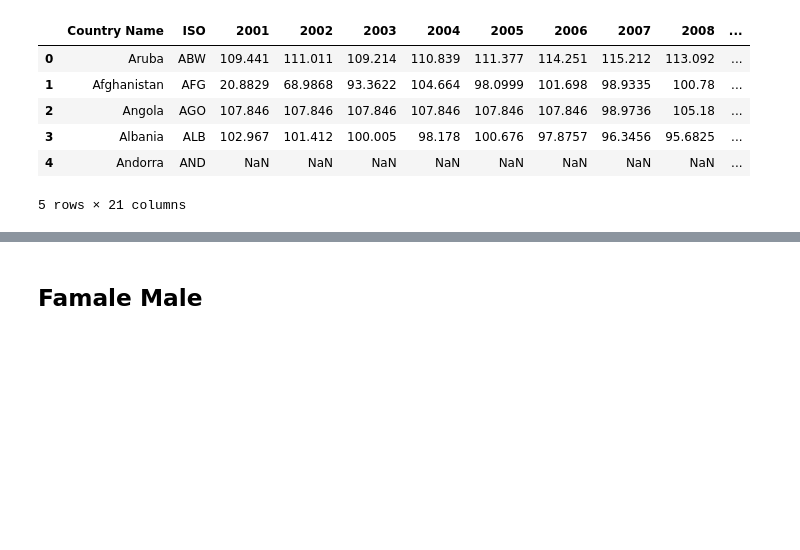
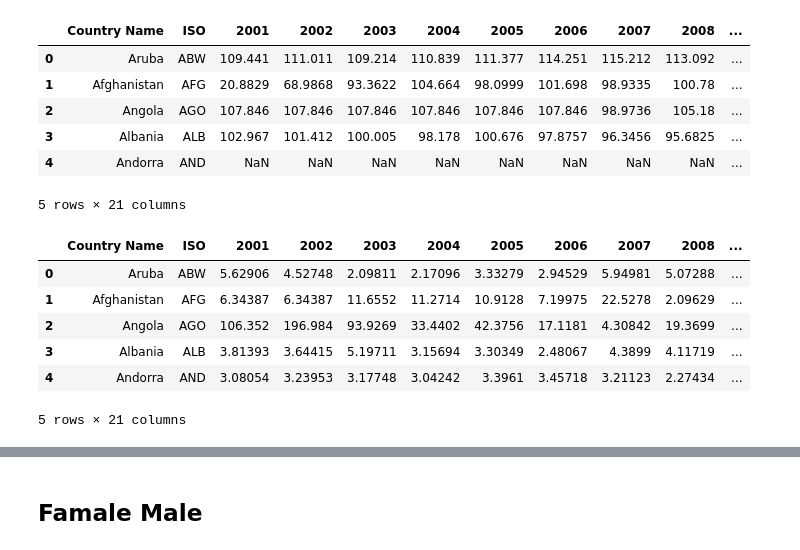
Before and after one commit to yjbae99/orie3120project, a Jupyter notebook: Methods/Untitled.ipynb, the cells around one changed output, grey strips where cells are left out. Drawn from its saved outputs; the diff is of its cells as text; code cells hidden in the pictures; blank space fills up the shorter version.

```diff
--- a/Methods/Untitled.ipynb
+++ b/Methods/Untitled.ipynb
@@ -105,6 +114,18 @@ secondary.head()
 | 3 | Albania | ALB | 102.967 | 101.412 | 100.005 | 98.178 | 100.676 | 97.8757 | 96.3456 | 95.6825 | ... |
 | 4 | Andorra | AND | NaN | NaN | NaN | NaN | NaN | NaN | NaN | NaN | ... |
 5 rows × 21 columns
+# %%
+inflation= pd.read_csv('inflation.csv')
+inflation = inflation.T.fillna(inflation.mean(axis=1)).T
+inflation.head()
+# %% [output]
+|  | Country Name | ISO | 2001 | 2002 | 2003 | 2004 | 2005 | 2006 | 2007 | 2008 | ... |
+| 0 | Aruba | ABW | 5.62906 | 4.52748 | 2.09811 | 2.17096 | 3.33279 | 2.94529 | 5.94981 | 5.07288 | ... |
+| 1 | Afghanistan | AFG | 6.34387 | 6.34387 | 11.6552 | 11.2714 | 10.9128 | 7.19975 | 22.5278 | 2.09629 | ... |
+| 2 | Angola | AGO | 106.352 | 196.984 | 93.9269 | 33.4402 | 42.3756 | 17.1181 | 4.30842 | 19.3699 | ... |
+| 3 | Albania | ALB | 3.81393 | 3.64415 | 5.19711 | 3.15694 | 3.30349 | 2.48067 | 4.3899 | 4.11719 | ... |
+| 4 | Andorra | AND | 3.08054 | 3.23953 | 3.17748 | 3.04242 | 3.3961 | 3.45718 | 3.21123 | 2.27434 | ... |
+5 rows × 21 columns
 # %%
 #Minize AIC
 def minAIC(X,y):
```
Also changed, not shown: parts of 9 cells of this notebook, 1 other file.
